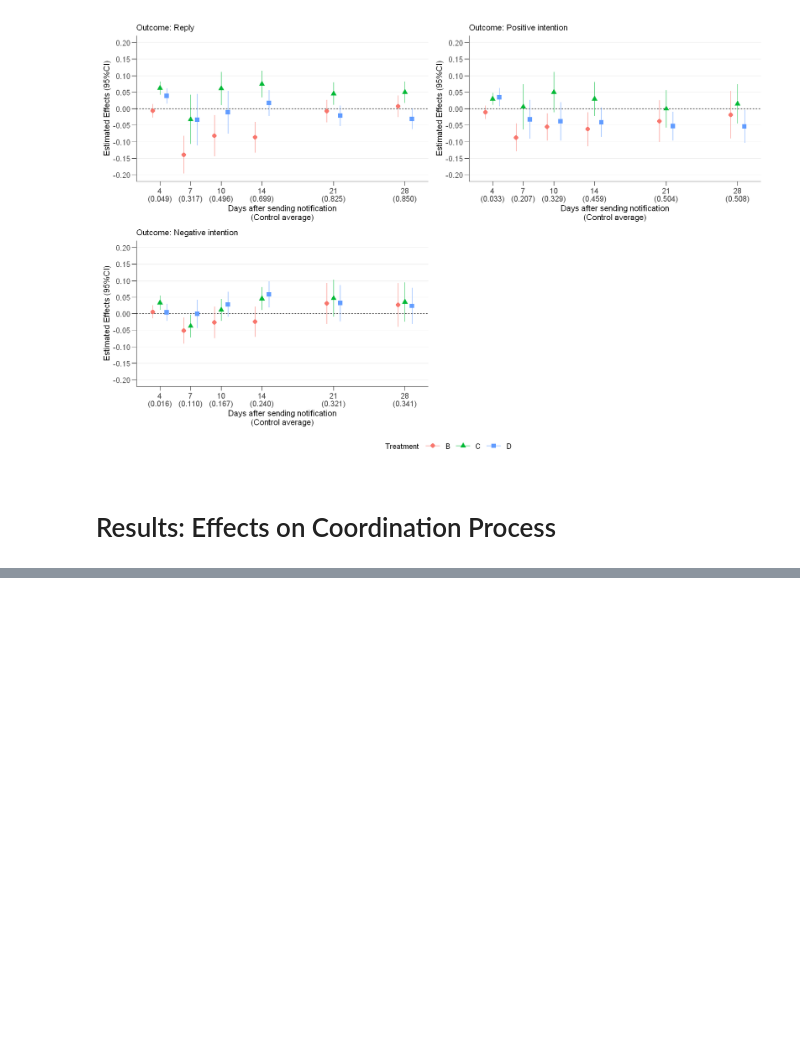
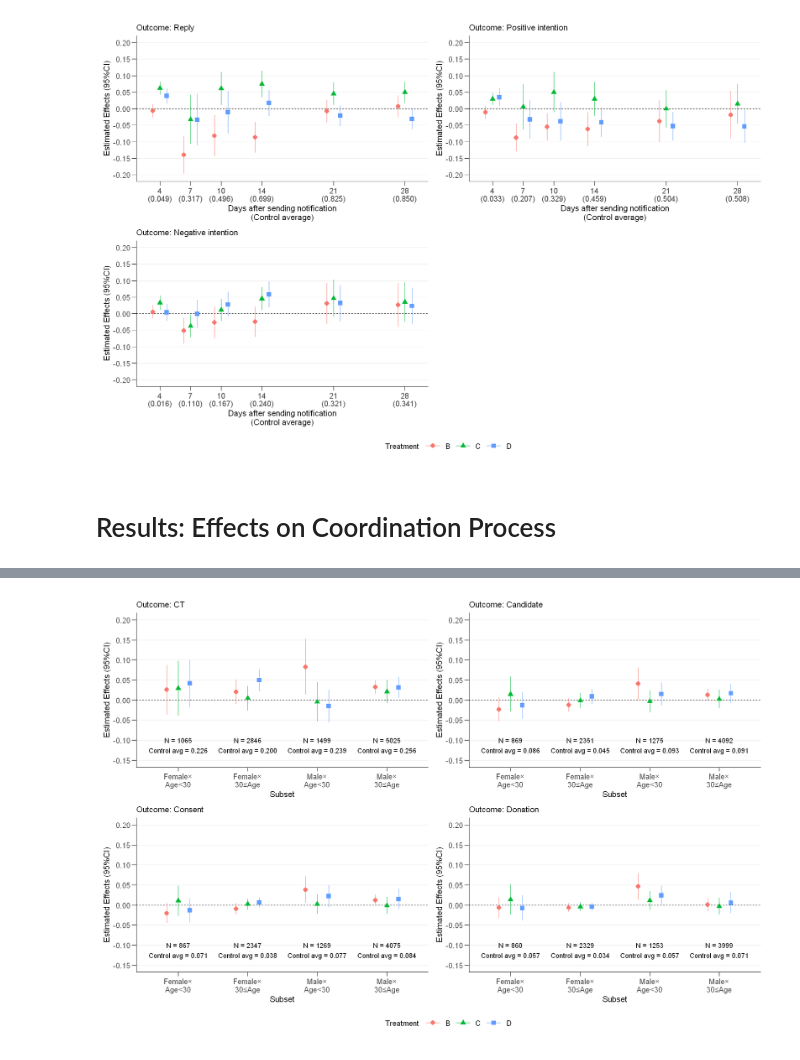
Before and after one commit to JMDP-behavioral-economics/RCT-Nudge, a Jupyter notebook: notebook/body.ipynb, the cells around one changed output, grey strips where cells are left out. Drawn from its saved outputs; the diff is of its cells as text; code cells hidden in the pictures; blank space fills up the shorter version.

Commit message:
add: regression results of coordination process

```diff
--- a/notebook/body.ipynb
+++ b/notebook/body.ipynb
@@ -738,7 +756,7 @@ exclude <- use %>%
     names_prefix = "exg_stop_"
   )
 
-process <- use %>%
+coordination <- use %>%
   select(test, candidate, consent, donate, everything()) %>%
   pivot_longer(test:donate, names_to = "outcome") %>%
   dplyr::left_join(exclude, by = c("id", "outcome")) %>%
@@ -750,5 +768,3 @@ process <- use %>%
       labels = unlist(outcome_label[4:7])
     )
   )
-
-process
@@ -774,0 +923,47 @@ A tibble: 44196 × 40
+# %%
+text <- est_coordination_sub %>%
+  ungroup() %>%
+  select(male, age_less30, pos, N, mean, outcome) %>%
+  distinct()
+
+plot_list <- unique(est_coordination_sub$outcome) %>%
+  purrr::map(function(x) {
+    subset(est_coordination_sub, outcome == x) %>%
+      ggplot(aes(x = pos, y = estimate)) +
+      geom_hline(aes(yintercept = 0), linetype = 2) +
+      geom_point(
+        aes(color = term, shape = term),
+        size = 3, position = position_dodge(0.5)
+      ) +
+      geom_errorbar(
+        aes(ymin = conf.low, ymax = conf.high, color = term),
+        position = position_dodge(0.5),
+        width = 0
+      ) +
+      geom_text(
+        aes(y = -0.1, label = N),
+        data = subset(text, outcome == x),
+        color = "black"
+      ) +
+      geom_text(
+        aes(y = -0.125, label = mean),
+        data = subset(text, outcome == x),
+        color = "black"
+      ) +
+      scale_y_continuous(
+        breaks = seq(-0.2, 0.2, by = 0.05), limits = c(-0.15, 0.2)
+      ) +
+      labs(
+        title = paste("Outcome:", x),
+        x = "Subset",
+        y = "Estimated Effects (95%CI)",
+        color = "Treatment", shape = "Treatment"
+      ) +
+      simplegg()
+  })
+
+wrap_plots(plot_list, ncol = 2) +
+  plot_layout(guides = "collect") &
+  theme(legend.position = "bottom")
+# %% [output]
+[figure, added]
```
Also changed, not shown: parts of 4 cells of this notebook.
